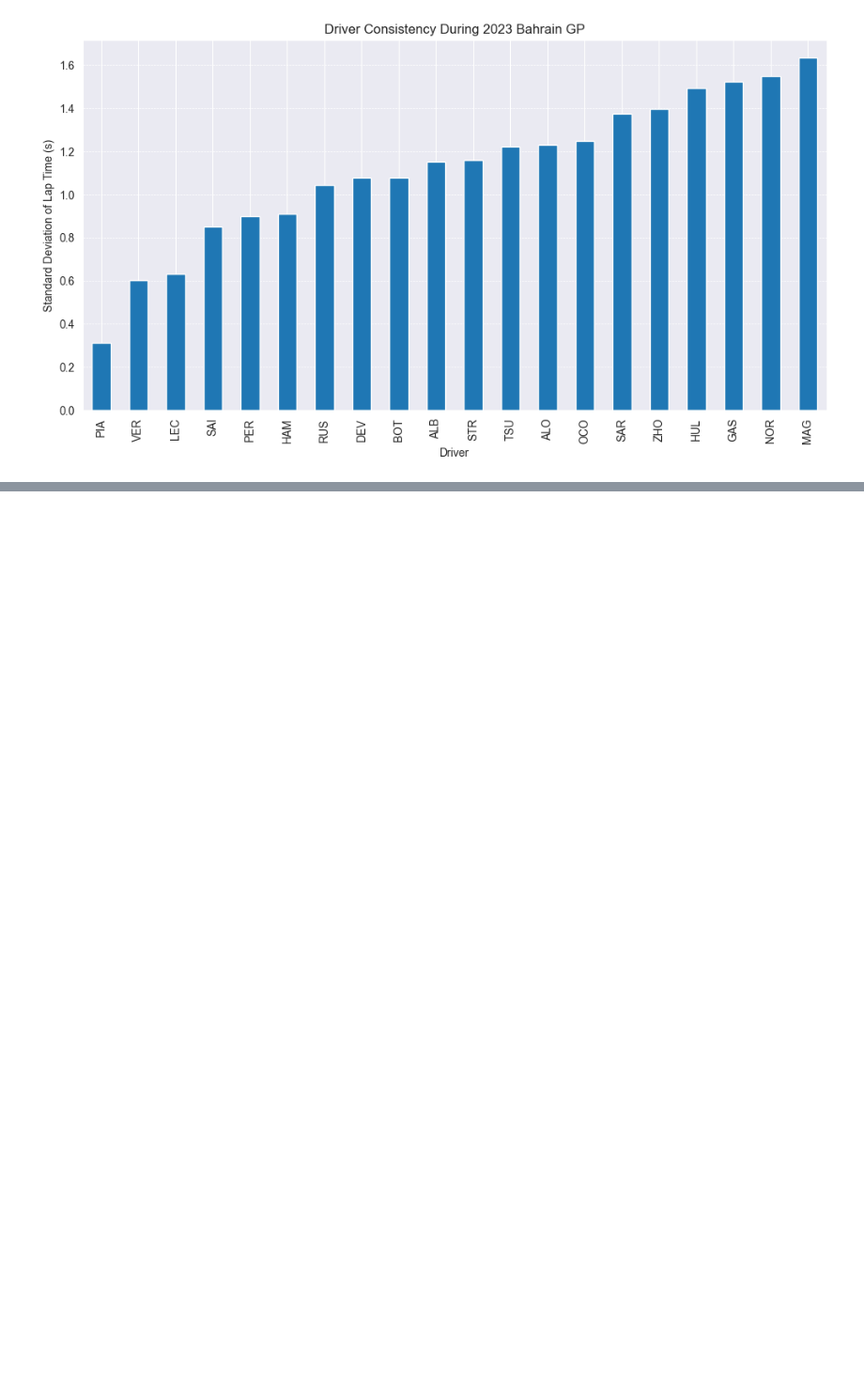
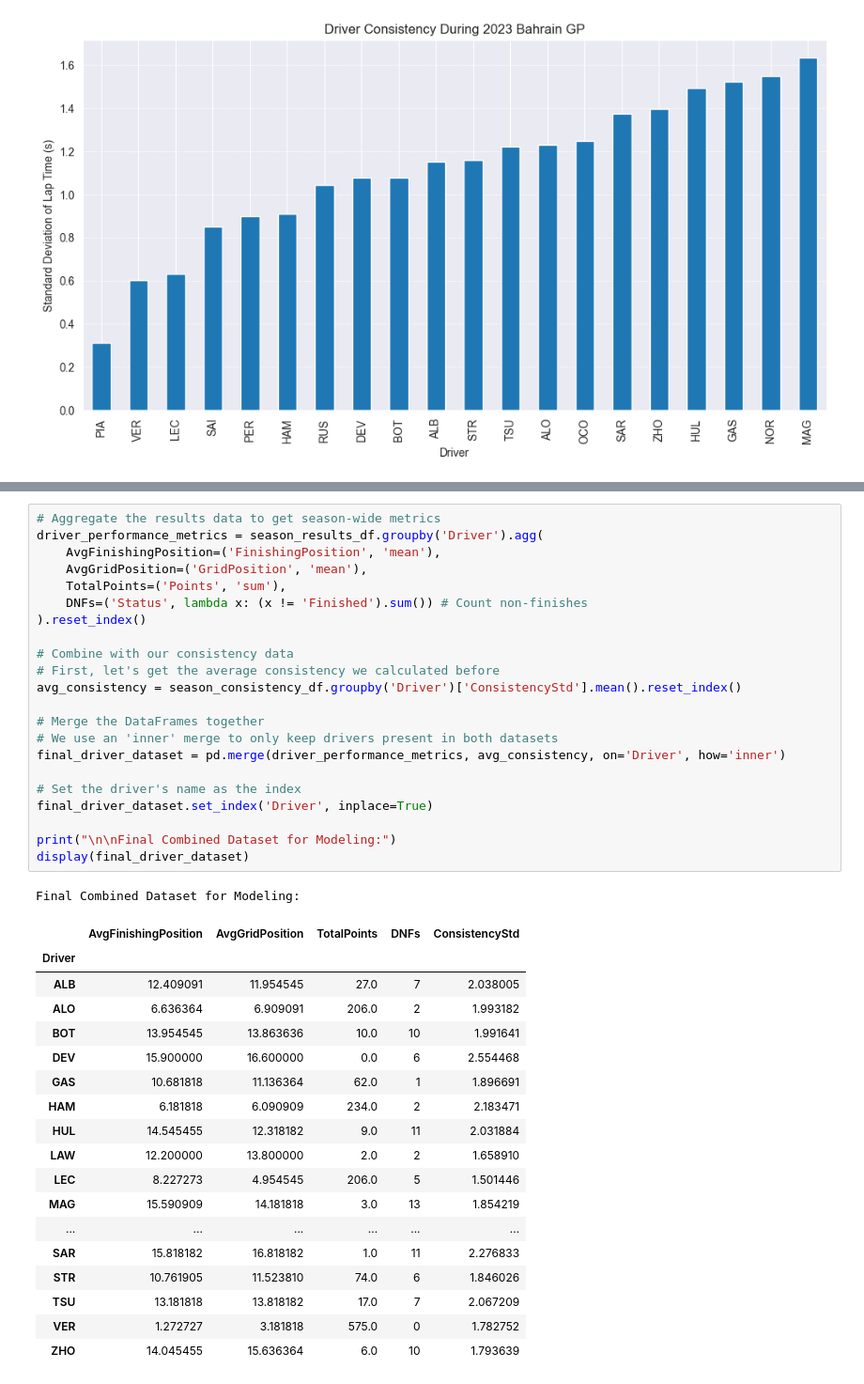
Before and after one commit to ChandanHegde07/F1-Driver-Performance-Analysis, a Jupyter notebook: notebooks/01_data_exploration.ipynb, the cells around one changed output, grey strips where cells are left out. Shown: that part at 94% size. Cells and saved outputs as stored; diff of their text form; blank space fills up the shorter version.

```diff
--- a/notebooks/01_data_exploration.ipynb
+++ b/notebooks/01_data_exploration.ipynb
@@ -243,0 +456,42 @@ Name: LapTimeSeconds, dtype: float64
+# %%
+# Aggregate the results data to get season-wide metrics
+driver_performance_metrics = season_results_df.groupby('Driver').agg(
+    AvgFinishingPosition=('FinishingPosition', 'mean'),
+    AvgGridPosition=('GridPosition', 'mean'),
+    TotalPoints=('Points', 'sum'),
+    DNFs=('Status', lambda x: (x != 'Finished').sum()) # Count non-finishes
+).reset_index()
+
+# Combine with our consistency data
+# First, let's get the average consistency we calculated before
+avg_consistency = season_consistency_df.groupby('Driver')['ConsistencyStd'].mean().reset_index()
+
+# Merge the DataFrames together
+# We use an 'inner' merge to only keep drivers present in both datasets
+final_driver_dataset = pd.merge(driver_performance_metrics, avg_consistency, on='Driver', how='inner')
+
+# Set the driver's name as the index
+final_driver_dataset.set_index('Driver', inplace=True)
+
+print("\n\nFinal Combined Dataset for Modeling:")
+display(final_driver_dataset)
+# %% [output]
+Final Combined Dataset for Modeling:
+|  | AvgFinishingPosition | AvgGridPosition | TotalPoints | DNFs | ConsistencyStd |
+| Driver |  |  |  |  |  |
+| ALB | 12.409091 | 11.954545 | 27.0 | 7 | 2.038005 |
+| ALO | 6.636364 | 6.909091 | 206.0 | 2 | 1.993182 |
+| BOT | 13.954545 | 13.863636 | 10.0 | 10 | 1.991641 |
+| DEV | 15.900000 | 16.600000 | 0.0 | 6 | 2.554468 |
+| GAS | 10.681818 | 11.136364 | 62.0 | 1 | 1.896691 |
+| HAM | 6.181818 | 6.090909 | 234.0 | 2 | 2.183471 |
+| HUL | 14.545455 | 12.318182 | 9.0 | 11 | 2.031884 |
+| LAW | 12.200000 | 13.800000 | 2.0 | 2 | 1.658910 |
+| LEC | 8.227273 | 4.954545 | 206.0 | 5 | 1.501446 |
+| MAG | 15.590909 | 14.181818 | 3.0 | 13 | 1.854219 |
+| ... | ... | ... | ... | ... | ... |
+| SAR | 15.818182 | 16.818182 | 1.0 | 11 | 2.276833 |
+| STR | 10.761905 | 11.523810 | 74.0 | 6 | 1.846026 |
+| TSU | 13.181818 | 13.818182 | 17.0 | 7 | 2.067209 |
+| VER | 1.272727 | 3.181818 | 575.0 | 0 | 1.782752 |
+| ZHO | 14.045455 | 15.636364 | 6.0 | 10 | 1.793639 |
```
Also changed, not shown: parts of 5 cells of this notebook, 1 other file.
